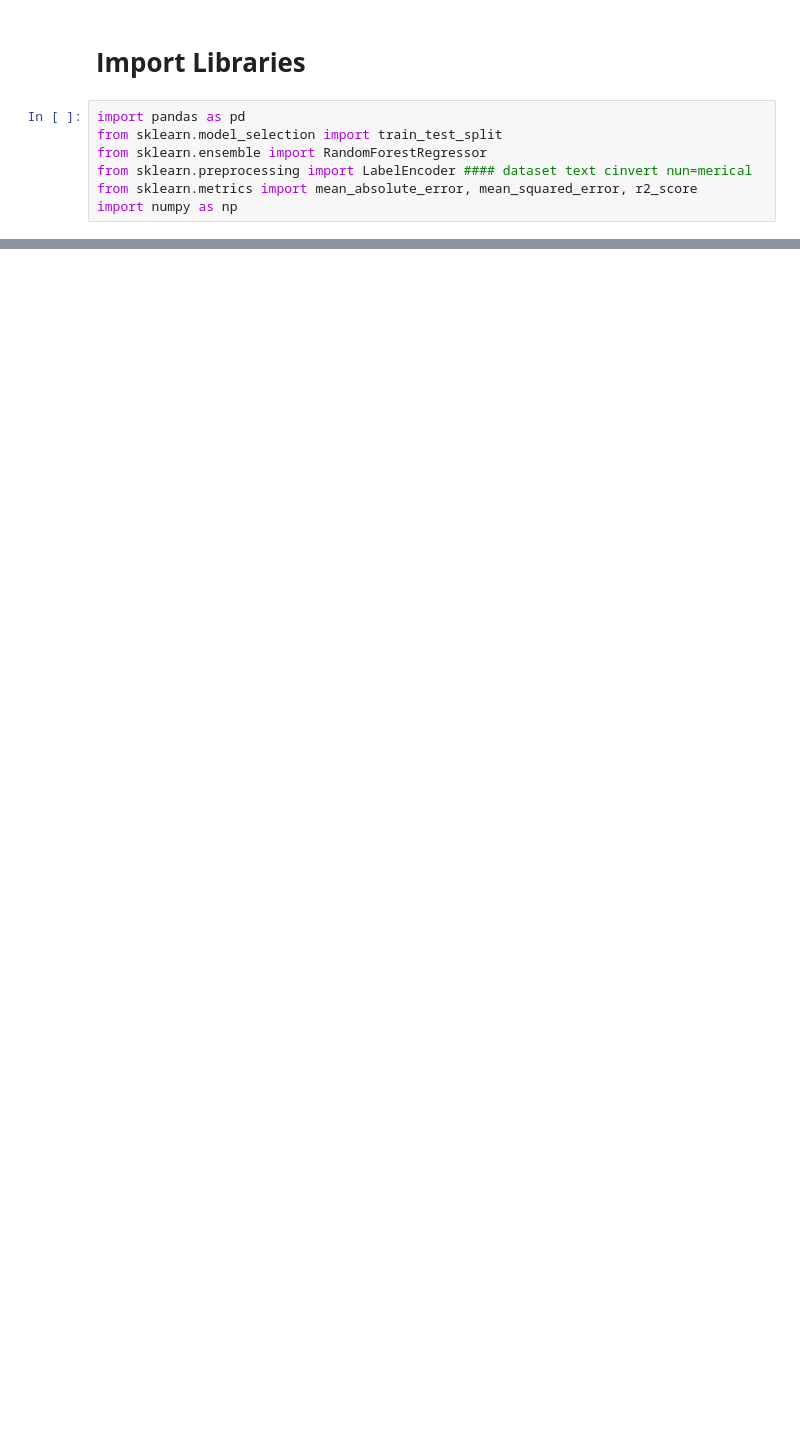
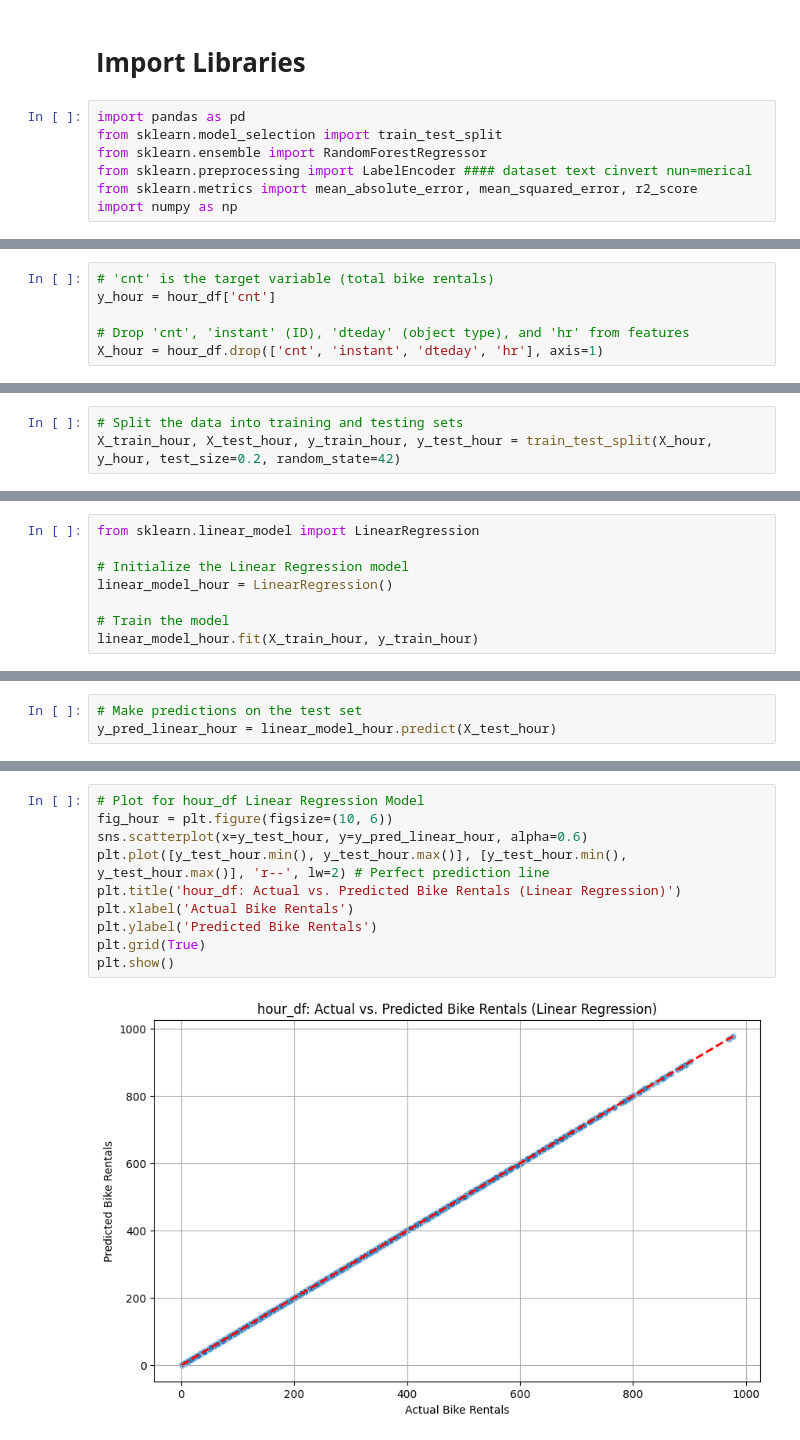
Before and after one commit to Shehriyarrkhann/AI-LABS, a Jupyter notebook: Dataset.ipynb, the cells around one changed output, grey strips where cells are left out. Saved outputs shown, nothing was run; the diff lists cells and outputs as text; blank space fills up the shorter version.

```diff
--- a/Dataset.ipynb
+++ b/Dataset.ipynb
@@ -331,0 +197,6 @@ R2 Score: -5.978760204081633
+# %%
+# 'cnt' is the target variable (total bike rentals)
+y_hour = hour_df['cnt']
+
+# Drop 'cnt', 'instant' (ID), 'dteday' (object type), and 'hr' from features
+X_hour = hour_df.drop(['cnt', 'instant', 'dteday', 'hr'], axis=1)
@@ -331,0 +205,3 @@ R2 Score: -5.978760204081633
+# %%
+# Split the data into training and testing sets
+X_train_hour, X_test_hour, y_train_hour, y_test_hour = train_test_split(X_hour, y_hour, test_size=0.2, random_state=42)
@@ -331,0 +210,8 @@ R2 Score: -5.978760204081633
+# %%
+from sklearn.linear_model import LinearRegression
+
+# Initialize the Linear Regression model
+linear_model_hour = LinearRegression()
+
+# Train the model
+linear_model_hour.fit(X_train_hour, y_train_hour)
@@ -331,0 +222,3 @@ R2 Score: -5.978760204081633
+# %%
+# Make predictions on the test set
+y_pred_linear_hour = linear_model_hour.predict(X_test_hour)
@@ -331,0 +286,12 @@ R2 Score: -5.978760204081633
+# %%
+# Plot for hour_df Linear Regression Model
+fig_hour = plt.figure(figsize=(10, 6))
+sns.scatterplot(x=y_test_hour, y=y_pred_linear_hour, alpha=0.6)
+plt.plot([y_test_hour.min(), y_test_hour.max()], [y_test_hour.min(), y_test_hour.max()], 'r--', lw=2) # Perfect prediction line
+plt.title('hour_df: Actual vs. Predicted Bike Rentals (Linear Regression)')
+plt.xlabel('Actual Bike Rentals')
+plt.ylabel('Predicted Bike Rentals')
+plt.grid(True)
+plt.show()
+# %% [output]
+[figure, added]
```
Also changed, not shown: parts of 68 cells of this notebook.
